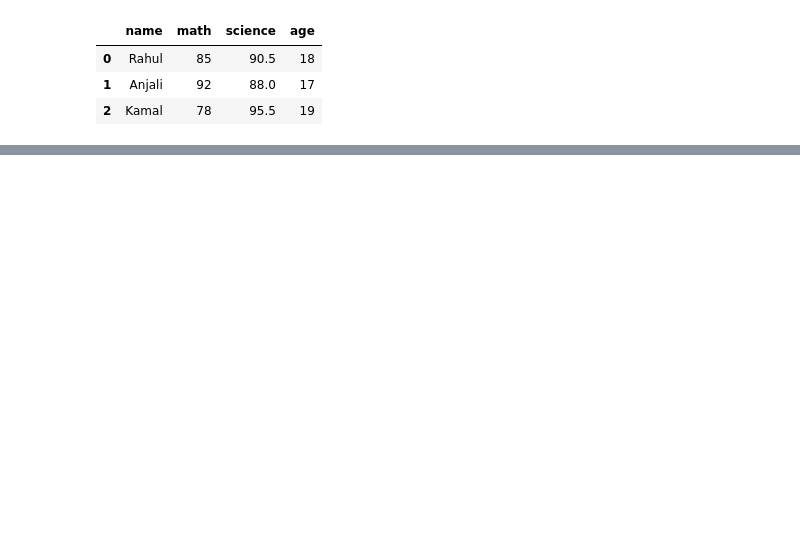
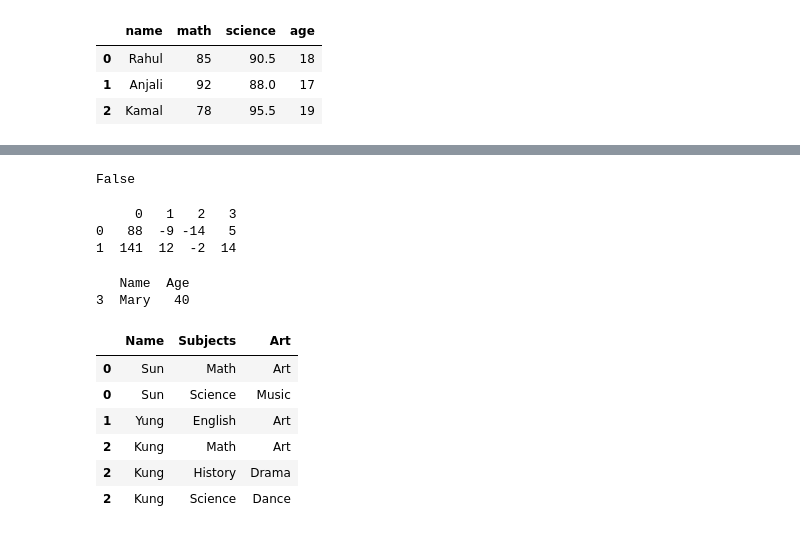
Before and after one commit to AbilashSP10/Python_Learning, a Jupyter notebook: Pandas/Pandas_Learn.ipynb, the cells around one changed output, grey strips where cells are left out. Cells and saved outputs as stored; diff of their text form; code cells hidden in the pictures; blank space fills up the shorter version.

```diff
--- a/Pandas/Pandas_Learn.ipynb
+++ b/Pandas/Pandas_Learn.ipynb
@@ -840,0 +907,75 @@ dd.to_csv('Abhires.csv',index=False)
+# %%
+data1={
+    "Name": ["Sally", "Mary", "John", "Mary"],
+    "Age" : [50, 40, 30, 40]
+}
+
+df1 = pd.DataFrame(data1)
+
+data2={
+    "Name": ["Sally", "Mar", "John", "Mary"],
+    "Age": [50, 40, 30, 4]
+}
+
+df2 = pd.DataFrame(data2)
+
+df1.equals(df2)
+# %% [output]
+False
+# %%
+s1 = pd.Series([1,2,3,4])
+s2=pd.Series([5,6,7,8])
+# s3=pd.Series([9,10,11,12])
+
+result=s1.dot(s2)
+
+result
+
+gfg1 = pd.DataFrame([[1,4],[9,5]])
+gfg2 = pd.DataFrame([[4,3,2,1],[21,-3,-4,1]]) # for matrix first matrix row count should be equal to second matrix column count
+
+print(gfg1.dot(gfg2))
+# %% [output]
+     0   1   2   3
+0   88  -9 -14   5
+1  141  12  -2  14
+# %%
+data = {
+    "Name": ["Sally", "Mary", "John", "Mary"],
+    "Age":[50,40,30,40]
+}
+
+df = pd.DataFrame(data)
+
+df
+
+s = df.duplicated()
+
+dm = df[s]
+
+print(dm)
+# %% [output]
+   Name  Age
+3  Mary   40
+# %%
+data = ({
+    "Name": ['Sun', 'Yung', 'Kung'],
+    "Subjects": [['Math', 'Science'],['English'],['Math', 'History', 'Science']],
+    "Art": [['Art', 'Music'], ['Art'], ['Art', 'Drama', 'Dance']]
+})
+
+df = pd.DataFrame(data)
+
+df
+
+exploded_df = df.explode(['Subjects', 'Art'])
+
+exploded_df
+# %% [output]
+|  | Name | Subjects | Art |
+| 0 | Sun | Math | Art |
+| 0 | Sun | Science | Music |
+| 1 | Yung | English | Art |
+| 2 | Kung | Math | Art |
+| 2 | Kung | History | Drama |
+| 2 | Kung | Science | Dance |
```
Also changed, not shown: parts of 2 cells of this notebook, 1 other file.
